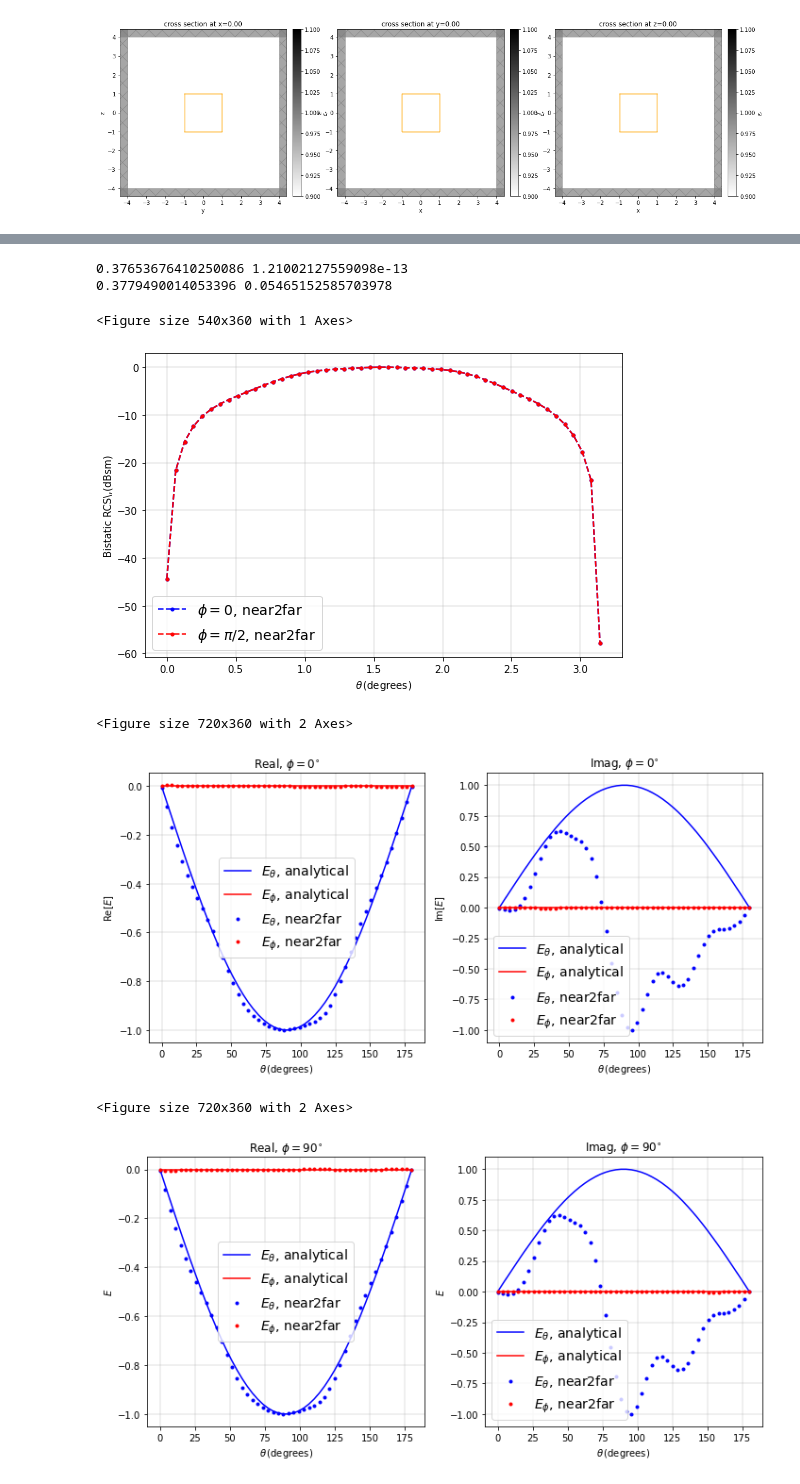
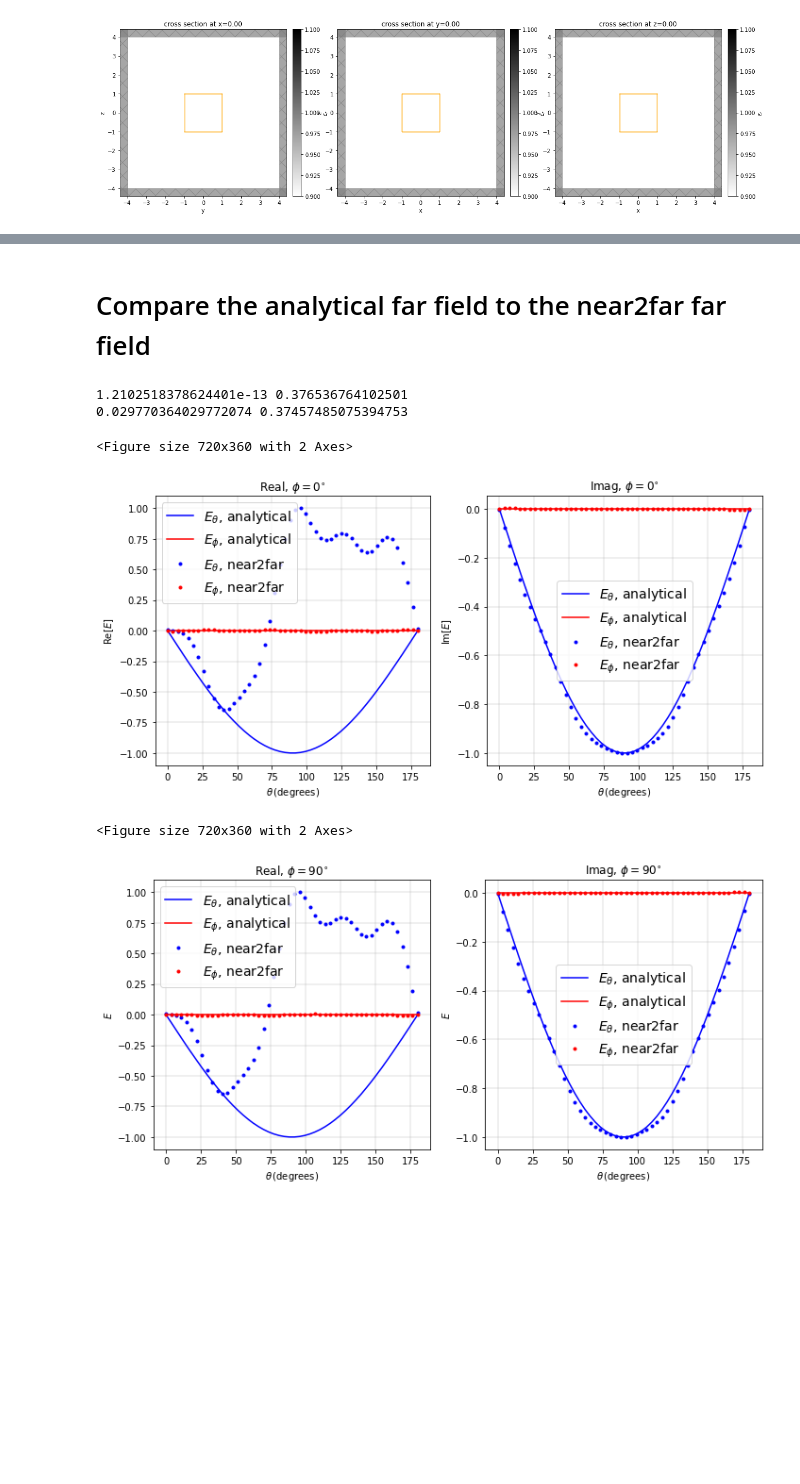
Before and after one commit to flexcompute-readthedocs/tidy3d-docs, a Jupyter notebook: docs/source/notebooks/Near2FarDipole.ipynb, the cells around one changed output, grey strips where cells are left out. Saved outputs shown, nothing was run; the diff lists cells and outputs as text; code cells hidden in the pictures; blank space fills up the shorter version.

Commit message:
updated sphere RCS data and notebook

```diff
--- a/docs/source/notebooks/Near2FarDipole.ipynb
+++ b/docs/source/notebooks/Near2FarDipole.ipynb
@@ -21,6 +35,7 @@ f0 = td.C_0 / wavelength
 print(wavelength, f0)
 
 # length and location of the dipole
+dipole_center = [0, 0, 0]
 dipole_length = 0 # Hertzian dipole
 dipole_size = [0, 0, 0]
 
@@ -115,6 +126,8 @@ Now we can run the simulation over time and measure the results to plot
 # %%
 # Run simulation
 import tidy3d.web as web
-sim_data = web.run(sim, task_name='dipole', path='data/simulation.hdf5')
-# sim_data = web.load('3e650fd4-548e-4556-b38a-e473c3c53eb7', sim, path='data/sphereRCS.hdf5')
+sim_data = web.run(sim, task_name='dipole', path='data/dipole.hdf5')
+# sim_data = web.load('3e650fd4-548e-4556-b38a-e473c3c53eb7', sim, path='data/dipole.hdf5')
+
+#sim_data = td.SimulationData.from_file(fname='data/dipole.hdf5')
 # %% [output]
@@ -282,7 +300,7 @@ for i in track(np.arange(len(thetas)), description='Performing far-field transfo
         phi = phis[j]
 
         # compute and store the outputs from projection function at the focal plane
-        _RCS = n2f.radar_cross_section(theta, phi)
+        _RCS = n2f.radar_cross_section(far_distance, theta, phi)
         RCS[i, j] = np.squeeze(_RCS)
 
         _E, _H = n2f.fields_spherical(far_distance, theta, phi)
@@ -297,6 +315,8 @@ for i in track(np.arange(len(thetas)), description='Performing far-field transfo
 [interactive output not drawn]
 [interactive output not drawn]
 [interactive output not drawn]
+# %% [markdown]
+# Compare the analytical far field to the near2far far field
 # %%
 def scale_fn(val):
     val = val / np.max(np.abs(val))
@@ -317,27 +337,20 @@ RCS_phi90 = scale_fn(np.squeeze(RCS[:,1]))
 E_phi0 = scale_fn(plot_fn(np.squeeze(E[:,0])))
 E_phi90 = scale_fn(plot_fn(np.squeeze(E[:,1])))
 
-fig, ax = plt.subplots(figsize=(7.5, 5))
+#fig, ax = plt.subplots(figsize=(7.5, 5))
 
-#ax.plot(mie_theta_phi0, mie_phi0, '-b', label="$\\phi = 0$, Mie")
-#ax.plot(mie_theta_phi90, mie_phi90, '-r', label="$\\phi = \\pi/2$, Mie")
-ax.plot(thetas, RCS_phi0, '.--b', label="$\\phi = 0$, near2far")
-ax.plot(thetas, RCS_phi90, '.--r', label="$\\phi = \\pi/2$, near2far")
-ax.set(xlabel = "$\\theta\\,$(degrees)",
-       ylabel = "Bistatic RCS\\,(dBsm)",
-       yscale = 'linear',
-       xscale = 'linear'
-      )
-ax.grid(visible = True, which = 'both', axis = 'both', linewidth = 0.4)
-ax.legend(loc='best', prop={'size': 14})
-plt.tight_layout()
-
-#for i in np.arange(3):
-#    Ea[i,:,:] /= np.max([np.abs(Ea[i,:,:]), np.abs(Ec[i,:,:])])
-#    Ec[i,:,:] /= np.max([np.abs(Ea[i,:,:]), np.abs(Ec[i,:,:])])
-
-#Ea /= np.max(np.abs(Ea))
-#Ec /= np.max(np.abs(Ec))
+##ax.plot(mie_theta_phi0, mie_phi0, '-b', label="$\\phi = 0$, Mie")
+##ax.plot(mie_theta_phi90, mie_phi90, '-r', label="$\\phi = \\pi/2$, Mie")
+#ax.plot(thetas, RCS_phi0, '.--b', label="$\\phi = 0$, near2far")
+#ax.plot(thetas, RCS_phi90, '.--r', label="$\\phi = \\pi/2$, near2far")
+#ax.set(xlabel = "$\\theta\\,$(degrees)",
+#       ylabel = "Bistatic RCS\\,(dBsm)",
+#       yscale = 'linear',
+#       xscale = 'linear'
+#      )
+#ax.grid(visible = True, which = 'both', axis = 'both', linewidth = 0.4)
+#ax.legend(loc='best', prop={'size': 14})
+#plt.tight_layout()
 
 print(np.max(np.abs(np.real(Ea))), np.max(np.abs(np.imag(Ea))))
 print(np.max(np.abs(np.real(Ec))), np.max(np.abs(np.imag(Ec))))
@@ -378,38 +391,36 @@ fig, (ax) =  plt.subplots(1,2,figsize=(10, 5))
 ax[0].plot(thetas * 180 / np.pi, realnorm_fn(Ea[1,:,1], Ea), '-b', label="$E_\\theta$, analytical")
 ax[0].plot(thetas * 180 / np.pi, realnorm_fn(Ea[2,:,1], Ea), '-r', label="$E_\\phi$, analytical")
 ax[0].plot(thetas * 180 / np.pi, realnorm_fn(Ec[1,:,1], Ec), '.b', label="$E_\\theta$, near2far")
 ax[0].plot(thetas * 180 / np.pi, realnorm_fn(Ec[2,:,1], Ec), '.r', label="$E_\\phi$, near2far")
 ax[0].set(xlabel = "$\\theta\\,$(degrees)",
        ylabel = "$E$",
        yscale = 'linear',
        xscale = 'linear'
       )
 ax[0].set_title('Real, $\\phi = 90^{\\circ}$')
 ax[0].grid(visible = True, which = 'both', axis = 'both', linewidth = 0.4)
 ax[0].legend(loc='best', prop={'size': 14})
 
 ax[1].plot(thetas * 180 / np.pi, imagnorm_fn(Ea[1,:,1], Ea), '-b', label="$E_\\theta$, analytical")
 ax[1].plot(thetas * 180 / np.pi, imagnorm_fn(Ea[2,:,1], Ea), '-r', label="$E_\\phi$, analytical")
 ax[1].plot(thetas * 180 / np.pi, imagnorm_fn(Ec[1,:,1], Ec), '.b', label="$E_\\theta$, near2far")
 ax[1].plot(thetas * 180 / np.pi, imagnorm_fn(Ec[2,:,1], Ec), '.r', label="$E_\\phi$, near2far")
 ax[1].set(xlabel = "$\\theta\\,$(degrees)",
        ylabel = "$E$",
        yscale = 'linear',
        xscale = 'linear'
       )
 ax[1].set_title('Imag, $\\phi = 90^{\\circ}$')
 ax[1].grid(visible = True, which = 'both', axis = 'both', linewidth = 0.4)
 ax[1].legend(loc='best', prop={'size': 14})
 
 fig.tight_layout()
 
 plt.show()
 # %% [output]
-0.37653676410250086 1.21002127559098e-13
-0.3779490014053396 0.05465152585703978
+1.2102518378624401e-13 0.376536764102501
+0.029770364029772074 0.37457485075394753
-<Figure size 540x360 with 1 Axes>
+<Figure size 720x360 with 2 Axes>
-[figure, old version]
+[figure, new version]
 <Figure size 720x360 with 2 Axes>
-[figure, old version]
+[figure, new version]
-<Figure size 720x360 with 2 Axes>
-[figure, removed]
```
Also changed, not shown: parts of 20 cells of this notebook, 25 other files.
